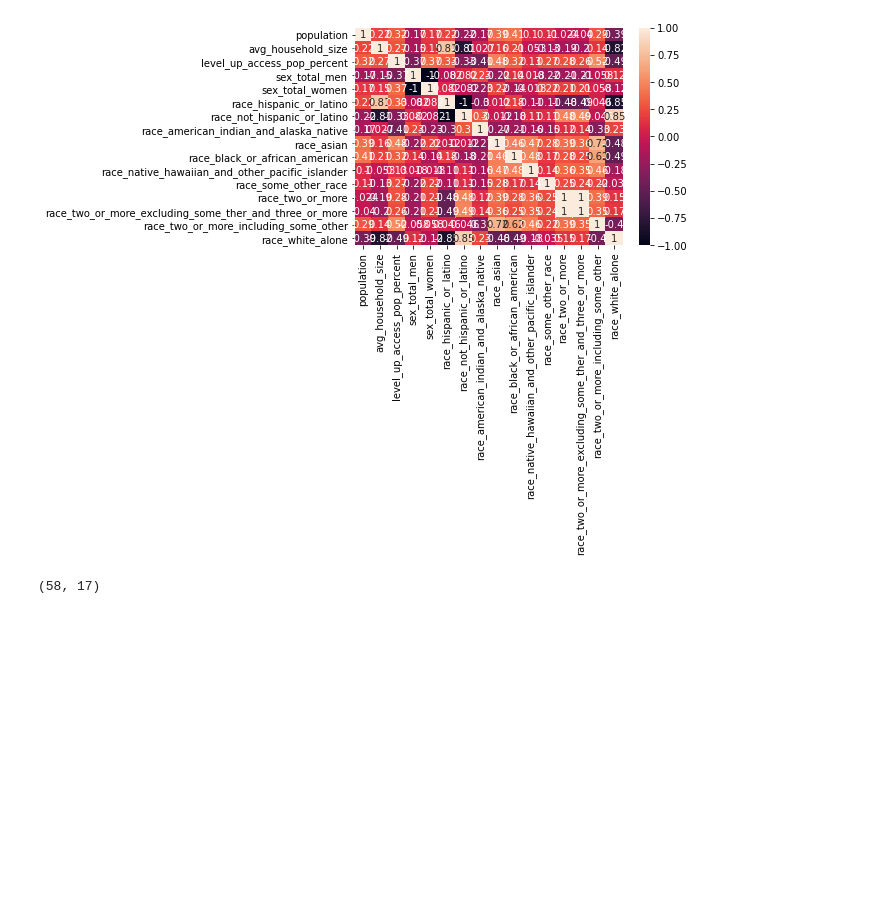
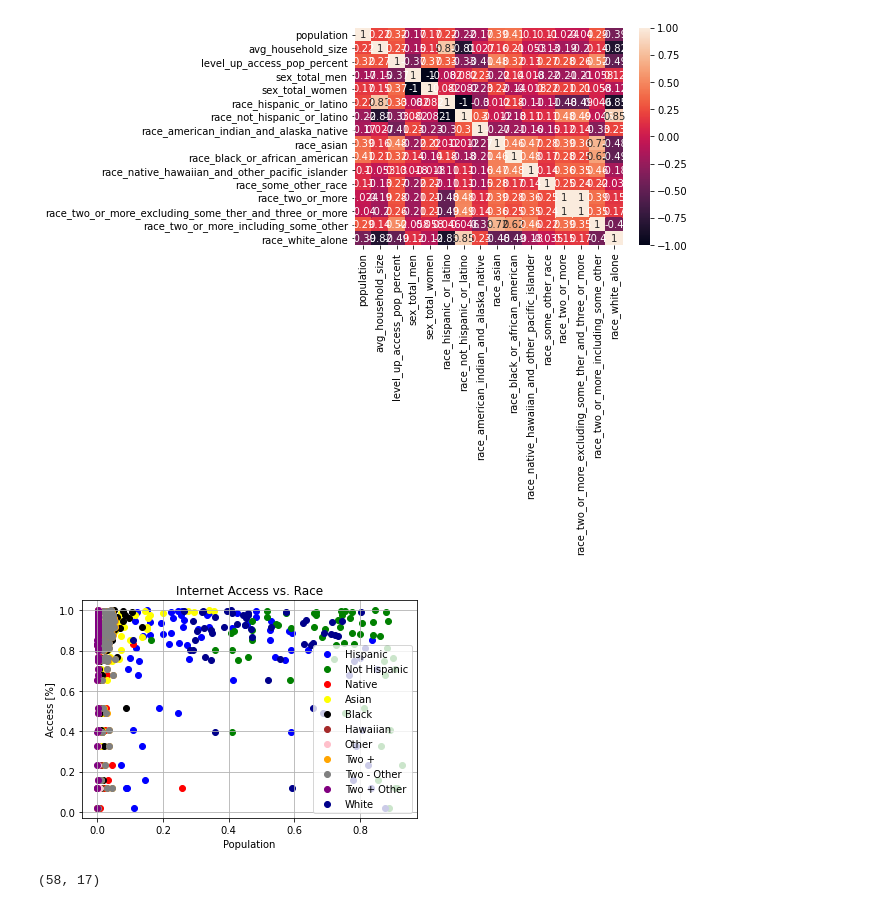
Before and after one commit to sloth143chunk/Internet_Access_Analysis, a Jupyter notebook: notebook/scaled_merged_internet_access_df.ipynb, the cells around one changed output. Drawn from its saved outputs; the diff is of its cells as text; code cells hidden in the pictures; blank space fills up the shorter version.

```diff
--- a/notebook/scaled_merged_internet_access_df.ipynb
+++ b/notebook/scaled_merged_internet_access_df.ipynb
@@ -153,25 +132,27 @@ plt.show()
 # %% [output]
 [figure]
 # %%
-# plt.scatter(internet_access_df.race_hispanic_or_latino, internet_access_df.level_up_access_pop_percent, color='blue', label="Hispanic")
-# plt.scatter(internet_access_df.race_not_hispanic_or_latino, internet_access_df.level_up_access_pop_percent, color='green', label="Not Hispanic")
-# plt.scatter(internet_access_df.race_american_indian_and_alaska_native, internet_access_df.level_up_access_pop_percent, color='red', label="Native")
-# plt.scatter(internet_access_df.race_asian, internet_access_df.level_up_access_pop_percent, color='yellow', label="Asian")
-# plt.scatter(internet_access_df.race_black_or_african_american, internet_access_df.level_up_access_pop_percent, color='black', label="Black")
-# plt.scatter(internet_access_df.race_native_hawaiian_and_other_pacific_islander, internet_access_df.level_up_access_pop_percent, color='brown', label="Hawaiian")
-# plt.scatter(internet_access_df.race_some_other_race, internet_access_df.level_up_access_pop_percent, color='pink', label="Other")
-# plt.scatter(internet_access_df.race_two_or_more, internet_access_df.level_up_access_pop_percent, color='orange', label="Two +")
-# plt.scatter(internet_access_df.race_two_or_more_excluding_some_ther_and_three_or_more, internet_access_df.level_up_access_pop_percent, color='grey', label="Two - Other")
-# plt.scatter(internet_access_df.race_two_or_more_including_some_other, internet_access_df.level_up_access_pop_percent, color='purple', label="Two + Other")
-# plt.scatter(internet_access_df.race_white_alone, internet_access_df.level_up_access_pop_percent, color='DarkBlue', label="White")
+plt.scatter(internet_access_df.race_hispanic_or_latino, internet_access_df.level_up_access_pop_percent, color='blue', label="Hispanic")
+plt.scatter(internet_access_df.race_not_hispanic_or_latino, internet_access_df.level_up_access_pop_percent, color='green', label="Not Hispanic")
+plt.scatter(internet_access_df.race_american_indian_and_alaska_native, internet_access_df.level_up_access_pop_percent, color='red', label="Native")
+plt.scatter(internet_access_df.race_asian, internet_access_df.level_up_access_pop_percent, color='yellow', label="Asian")
+plt.scatter(internet_access_df.race_black_or_african_american, internet_access_df.level_up_access_pop_percent, color='black', label="Black")
+plt.scatter(internet_access_df.race_native_hawaiian_and_other_pacific_islander, internet_access_df.level_up_access_pop_percent, color='brown', label="Hawaiian")
+plt.scatter(internet_access_df.race_some_other_race, internet_access_df.level_up_access_pop_percent, color='pink', label="Other")
+plt.scatter(internet_access_df.race_two_or_more, internet_access_df.level_up_access_pop_percent, color='orange', label="Two +")
+plt.scatter(internet_access_df.race_two_or_more_excluding_some_ther_and_three_or_more, internet_access_df.level_up_access_pop_percent, color='grey', label="Two - Other")
+plt.scatter(internet_access_df.race_two_or_more_including_some_other, internet_access_df.level_up_access_pop_percent, color='purple', label="Two + Other")
+plt.scatter(internet_access_df.race_white_alone, internet_access_df.level_up_access_pop_percent, color='DarkBlue', label="White")
 
 
-# plt.legend(loc="lower right")
-# plt.title("Internet Access vs. Race")
-# plt.xlabel("Population")
-# plt.ylabel("Access [%]")
-# plt.grid()
-# plt.show()
+plt.legend(loc="lower right")
+plt.title("Internet Access vs. Race")
+plt.xlabel("Population")
+plt.ylabel("Access [%]")
+plt.grid()
+plt.show()
+# %% [output]
+[figure, added]
 # %%
 internet_access_df.shape
 # %% [output]
```
Also changed, not shown: parts of 8 cells of this notebook, 7 other files.
